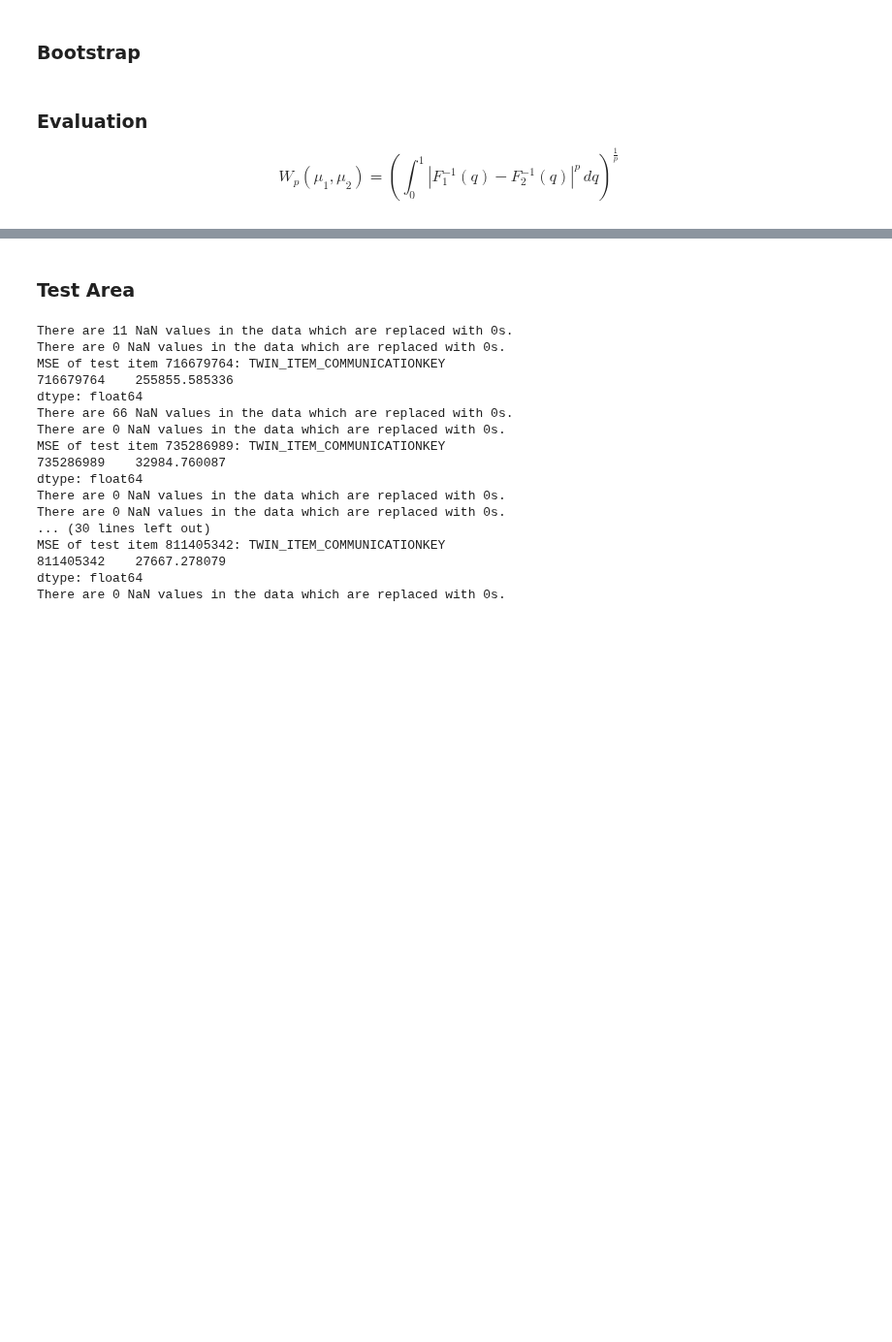
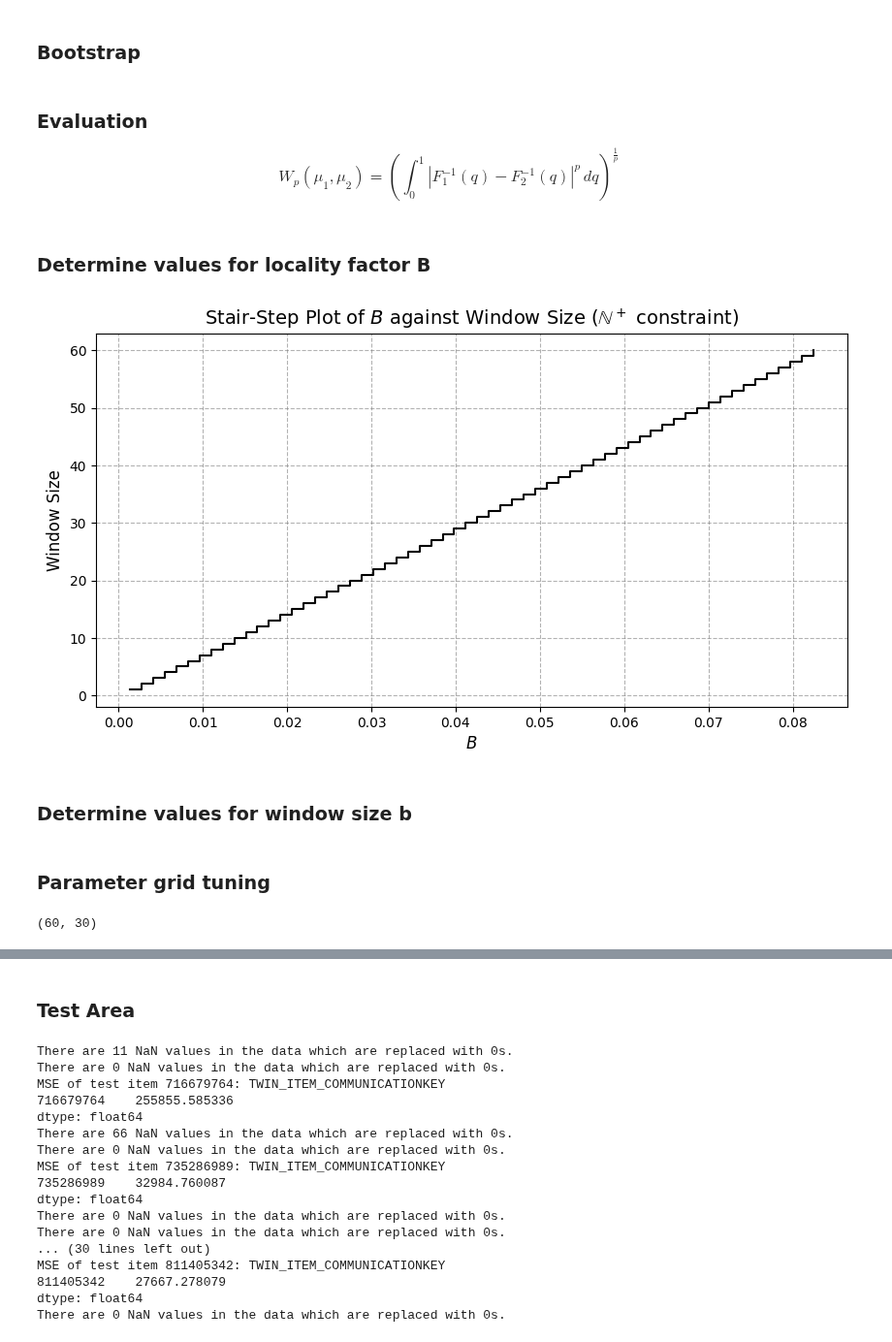
Before and after one commit to chrisnhr/Diplom, a Jupyter notebook: bootstrapping.ipynb, the cells around one changed output, grey strips where cells are left out. Shown at 97% size. Cells and saved outputs as stored; diff of their text form; code cells hidden in the pictures; blank space fills up the shorter version.

Commit message:
update bootstrapping notebook: refine data processing and enhance visualization techniques

```diff
--- a/bootstrapping.ipynb
+++ b/bootstrapping.ipynb
@@ -230,3 +230,33 @@ class Evaluation:
         dist2_sorted = np.sort(dist2)
 
         return np.power(np.sum(np.abs(dist1_sorted - dist2_sorted) ** p) / len(dist1), 1 / p)
+# %% [markdown]
+### Determine values for locality factor B
+# %%
+N = 364
+# -> which values of B create the window sizes of 60 days? (also include B = 1 because its our benchmark)
+max_window_size = 60
+# Compute B values
+B_for_int = np.arange(1, max_window_size + 1) / (2 * N)
+
+# Create the figure and axis
+fig, ax1 = plt.subplots(figsize=(10, 5))
+
+# Plot the stair function in black and white
+ax1.plot(B_for_int, B_for_int * N * 2, drawstyle='steps-post', color='black')
+
+# Set labels and title with correct LaTeX formatting
+ax1.set_xlabel(r'$B$', fontsize=12)
+ax1.set_ylabel("Window Size", fontsize=12, color='black')  # Updated y-axis label
+ax1.tick_params(axis='y', labelcolor='black')
+
+# Update title with definition that window size must be a natural number (not including 0)
+ax1.set_title(r'Stair-Step Plot of $B$ against Window Size ($\mathbb{N}^+$ constraint)', fontsize=14)
+
+# Set grid and show plot
+ax1.grid(True, linestyle='--', color='gray', alpha=0.6)
+plt.show()
+# %% [output]
+[figure, added]
+# %% [markdown]
+### Determine values for window size b
@@ -232,0 +267,2 @@ class Evaluation:
+# %% [markdown]
+### Parameter grid tuning
@@ -232,0 +275,4 @@ class Evaluation:
+# %%
+B_mesh.shape
+# %% [output]
+(60, 30)
```
Also changed, not shown: parts of 3 cells of this notebook.
